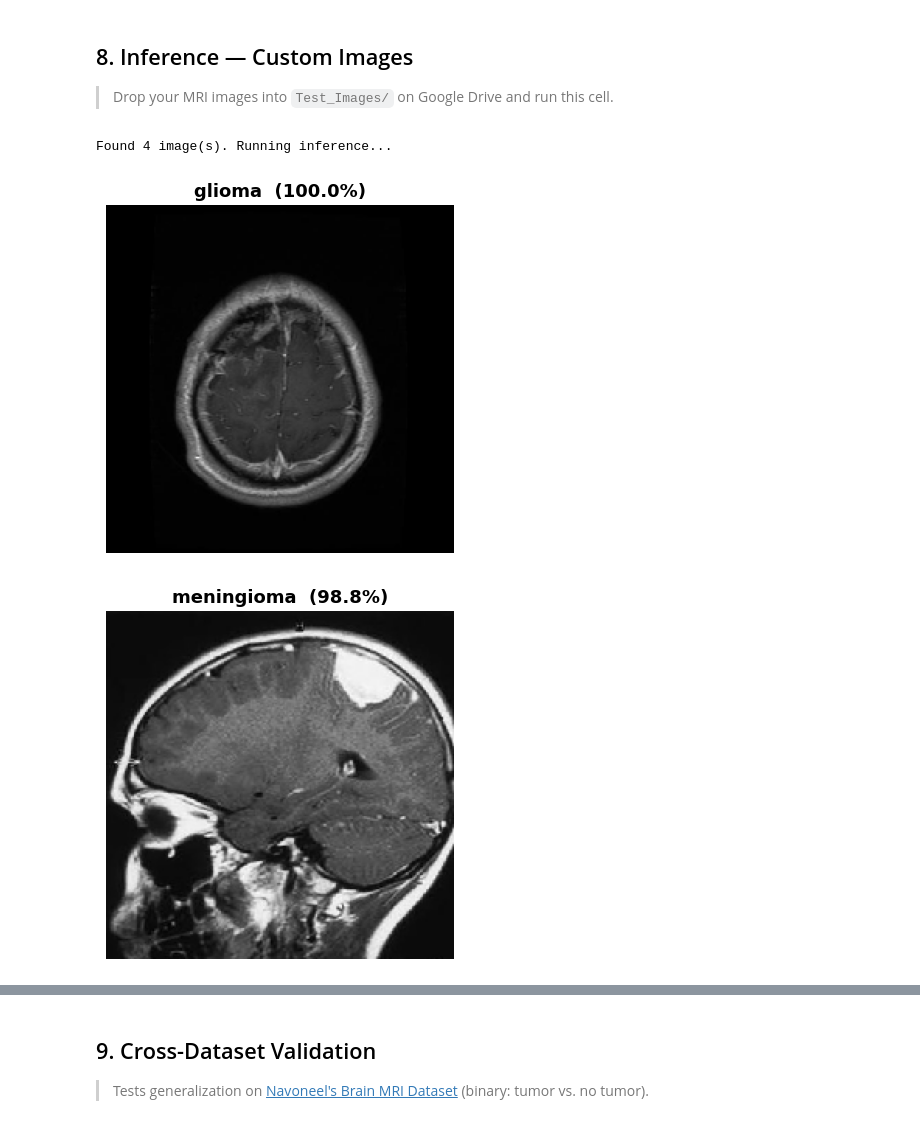
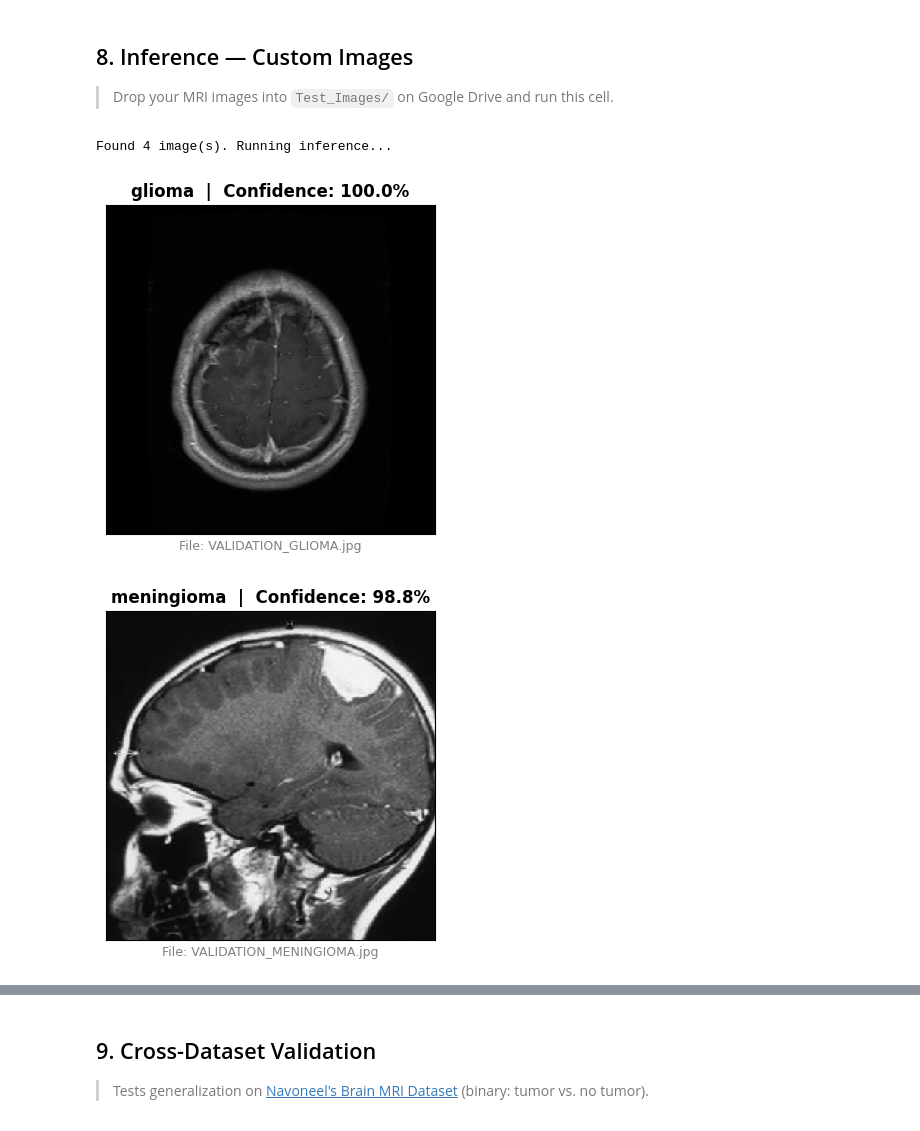
Before and after one commit to AvinashK47/Brain-Tumor-Classification, a Jupyter notebook: tumor.ipynb, the cells around one changed output, grey strips where cells are left out. Cells and saved outputs as stored; diff of their text form; code cells hidden in the pictures.

Commit message:
fixed image_name and Confidence

```diff
--- a/tumor.ipynb
+++ b/tumor.ipynb
@@ -428,34 +428,37 @@ idx_to_class = {i: name for i, name in enumerate(class_names)}
 
 def predict_single_image(img_path):
     """Load an MRI image, run inference, and display the result."""
+    filename = os.path.basename(img_path)
     img = load_img(img_path, target_size=(IMG_HEIGHT, IMG_WIDTH))
     img_array = np.expand_dims(img_to_array(img), axis=0)  # [0-255], no rescaling
 
     prediction = model.predict(img_array, verbose=0)
     class_idx = np.argmax(prediction)
     confidence = np.max(prediction)
     label = idx_to_class[class_idx]
 
     plt.figure(figsize=(4, 4))
     plt.imshow(img)
-    plt.title(f"{label}  ({confidence*100:.1f}%)", fontsize=13, fontweight='bold')
-    plt.axis('off')
+    plt.title(f"{label}  |  Confidence: {confidence*100:.1f}%", fontsize=12, fontweight='bold')
+    plt.xlabel(f"File: {filename}", fontsize=9, color='gray')
+    plt.xticks([])
+    plt.yticks([])
     plt.tight_layout()
     plt.show()
 
 # --- Run ---
 if os.path.exists(test_folder_path):
     image_files = sorted([f for f in os.listdir(test_folder_path)
                           if f.lower().endswith(('.png', '.jpg', '.jpeg'))])
     if not image_files:
         print("Folder is empty — upload MRI images to Test_Images/ on Drive.")
     else:
         print(f"Found {len(image_files)} image(s). Running inference...\n")
         for fname in image_files:
             predict_single_image(os.path.join(test_folder_path, fname))
 else:
     print(f"Folder not found: {test_folder_path}")
 # %% [output]
 Found 4 image(s). Running inference...
-[figure, old version]
+[figure, new version]
-[figure, old version]
+[figure, new version]
```
Also changed, not shown: parts of 1 cell of this notebook.
